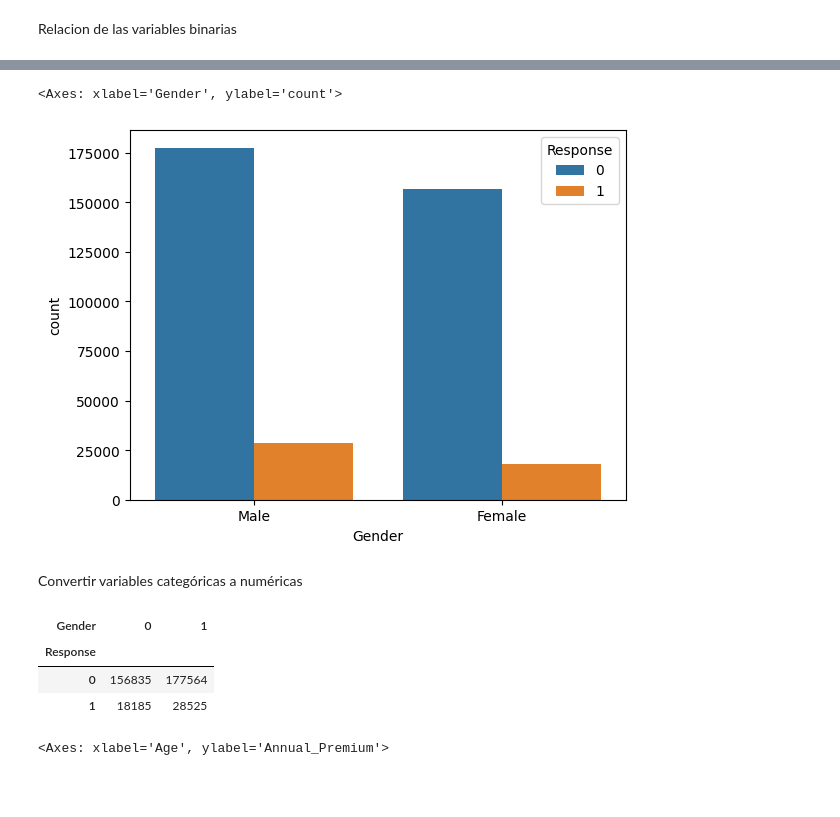
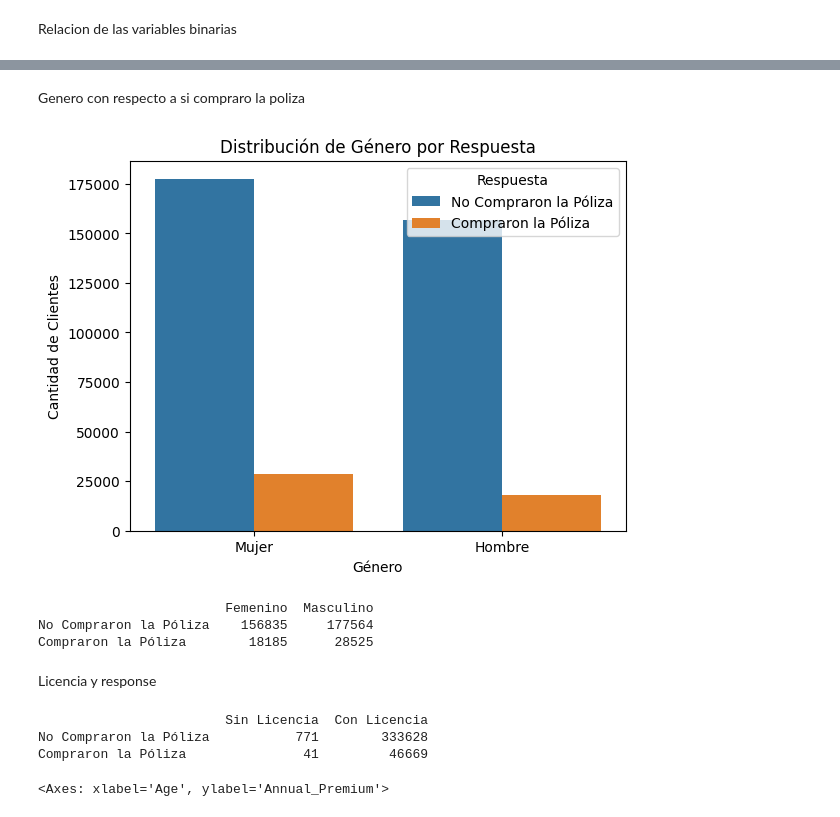
Before and after one commit to ActuaryVlad/tesisAi, a Jupyter notebook: jupyter tesis.ipynb, the cells around one changed output, grey strips where cells are left out. Drawn from its saved outputs; the diff is of its cells as text; code cells hidden in the pictures; blank space fills up the shorter version.

```diff
--- a/jupyter tesis.ipynb
+++ b/jupyter tesis.ipynb
@@ -222,18 +218,35 @@ Variables_categoricas=['Gender','Driving_License','Previously_Insured','Vehicle_
-# %%
-# Gráfico de barra
-sns.countplot(x='Gender', hue='Response', data=train)
-# %% [output]
-<Axes: xlabel='Gender', ylabel='count'>
-[figure, removed]
-# %% [markdown]
-Convertir variables categóricas a numéricas
-# %%
-pd.crosstab(train['Response'], train['Gender'])
-# %% [output]
-| Gender | 0 | 1 |
-| Response |  |  |
-| 0 | 156835 | 177564 |
-| 1 | 18185 | 28525 |
+# %% [markdown]
+Genero con respecto a si compraro la poliza
+# %%
+sns.countplot(x='Gender', hue='Response', data=train)
+plt.xlabel('Género')
+plt.ylabel('Cantidad de Clientes')
+plt.title('Distribución de Género por Respuesta')
+plt.legend(title='Respuesta', labels=['No Compraron la Póliza', 'Compraron la Póliza'])
+plt.xticks(ticks=[0, 1], labels=['Mujer', 'Hombre'])
+plt.show()
+# %% [output]
+[figure, added]
+# %%
+cross_tab_gender = pd.crosstab(train['Response'], train['Gender'])
+cross_tab_gender.columns = ['Femenino', 'Masculino'] # Puedes ajustar estos nombres según las categorías de tu variable de género
+cross_tab_gender.index = ['No Compraron la Póliza', 'Compraron la Póliza']
+print(cross_tab_gender)
+# %% [output]
+                        Femenino  Masculino
+No Compraron la Póliza    156835     177564
+Compraron la Póliza        18185      28525
+# %% [markdown]
+Licencia y response
+# %%
+cross_tab = pd.crosstab(train['Response'], train['Driving_License'])
+cross_tab.columns = ['Sin Licencia', 'Con Licencia']
+cross_tab.index = ['No Compraron la Póliza', 'Compraron la Póliza']
+print(cross_tab)
+# %% [output]
+                        Sin Licencia  Con Licencia
+No Compraron la Póliza           771        333628
+Compraron la Póliza               41         46669
 # %%
 # Gráfico de dispersión
 sns.scatterplot(x='Age', y='Annual_Premium', hue='Response', data=train)
```
Also changed, not shown: parts of 3 cells of this notebook.
